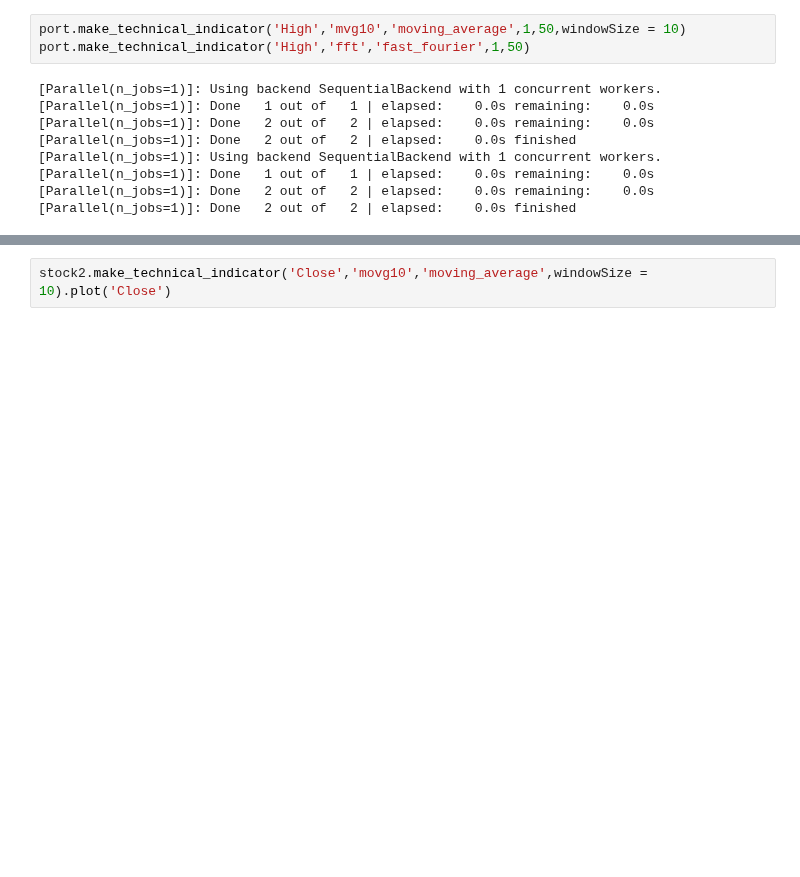
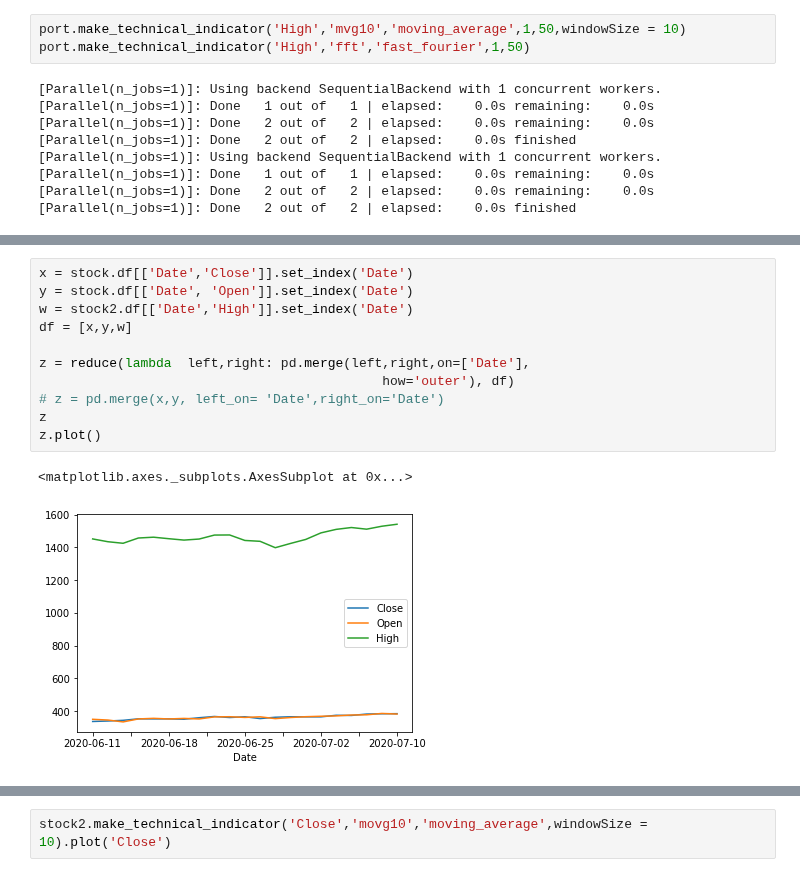
Before and after one commit to allen-chiang/Time-Series-Transformer, a Jupyter notebook: time_series_transform/stock_transform/Test.ipynb, the cells around one changed output, grey strips where cells are left out. Cells and saved outputs as stored; diff of their text form; blank space fills up the shorter version.

```diff
--- a/time_series_transform/stock_transform/Test.ipynb
+++ b/time_series_transform/stock_transform/Test.ipynb
@@ -295,0 +341,14 @@ port.plot(stockIndicators,True)
+# %%
+x = stock.df[['Date','Close']].set_index('Date')
+y = stock.df[['Date', 'Open']].set_index('Date')
+w = stock2.df[['Date','High']].set_index('Date')
+df = [x,y,w]
+
+z = reduce(lambda  left,right: pd.merge(left,right,on=['Date'],
+                                            how='outer'), df)
+# z = pd.merge(x,y, left_on= 'Date',right_on='Date')
+z
+z.plot()
+# %% [output]
+<matplotlib.axes._subplots.AxesSubplot at 0x...>
+[figure, added]
```
Also changed, not shown: parts of 30 cells of this notebook, 4 other files.
